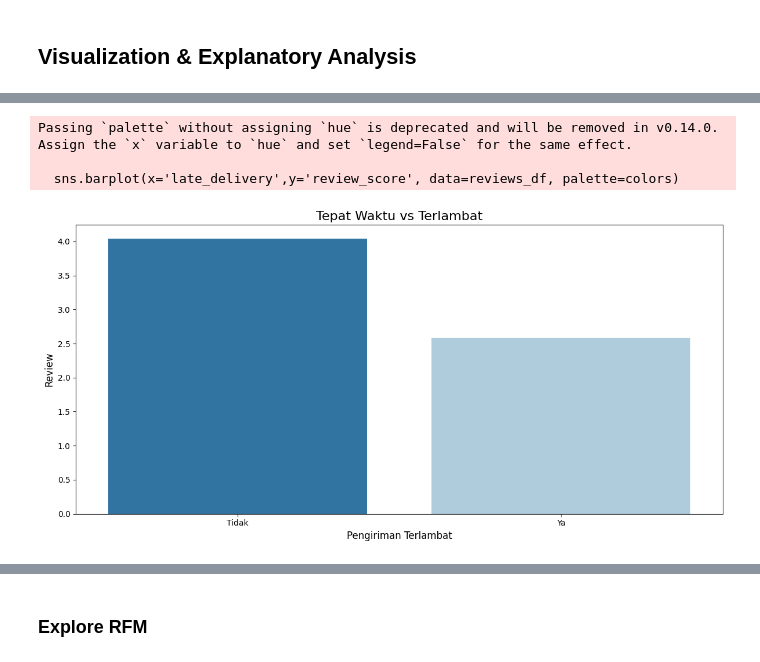
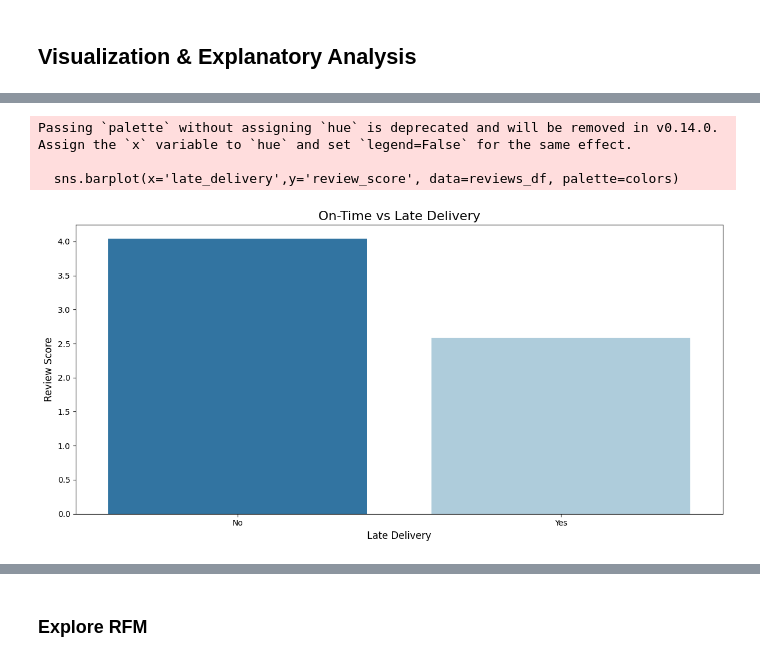
Before and after one commit to nurrizkyaj/e-commerce-analysis, a Jupyter notebook: notebook.ipynb, the cells around one changed output, grey strips where cells are left out. Cells and saved outputs as stored; diff of their text form; code cells hidden in the pictures.

```diff
--- a/notebook.ipynb
+++ b/notebook.ipynb
@@ -556,18 +560,18 @@ plt.show()
 # %%
 colors = {"False": "#1f77b4", "True":  '#a6cee3'}
 
 plt.figure(figsize=(12, 6))
 sns.barplot(x='late_delivery',y='review_score', data=reviews_df, palette=colors)
 
-plt.title('Tepat Waktu vs Terlambat', fontsize=16)
-plt.xlabel('Pengiriman Terlambat', fontsize=12)
-plt.ylabel('Review', fontsize=12)
-plt.xticks([0,1], ['Tidak', 'Ya'])
+plt.title('On-Time vs Late Delivery', fontsize=16)
+plt.xlabel('Late Delivery', fontsize=12)
+plt.ylabel('Review Score', fontsize=12)
+plt.xticks([0, 1], ['No', 'Yes'])
 
 plt.tight_layout()
 plt.show()
 # %% [output]
 Passing `palette` without assigning `hue` is deprecated and will be removed in v0.14.0. Assign the `x` variable to `hue` and set `legend=False` for the same effect.
 
   sns.barplot(x='late_delivery',y='review_score', data=reviews_df, palette=colors)
-[figure, old version]
+[figure, new version]
```
Also changed, not shown: parts of 43 cells of this notebook, 1 other file.
